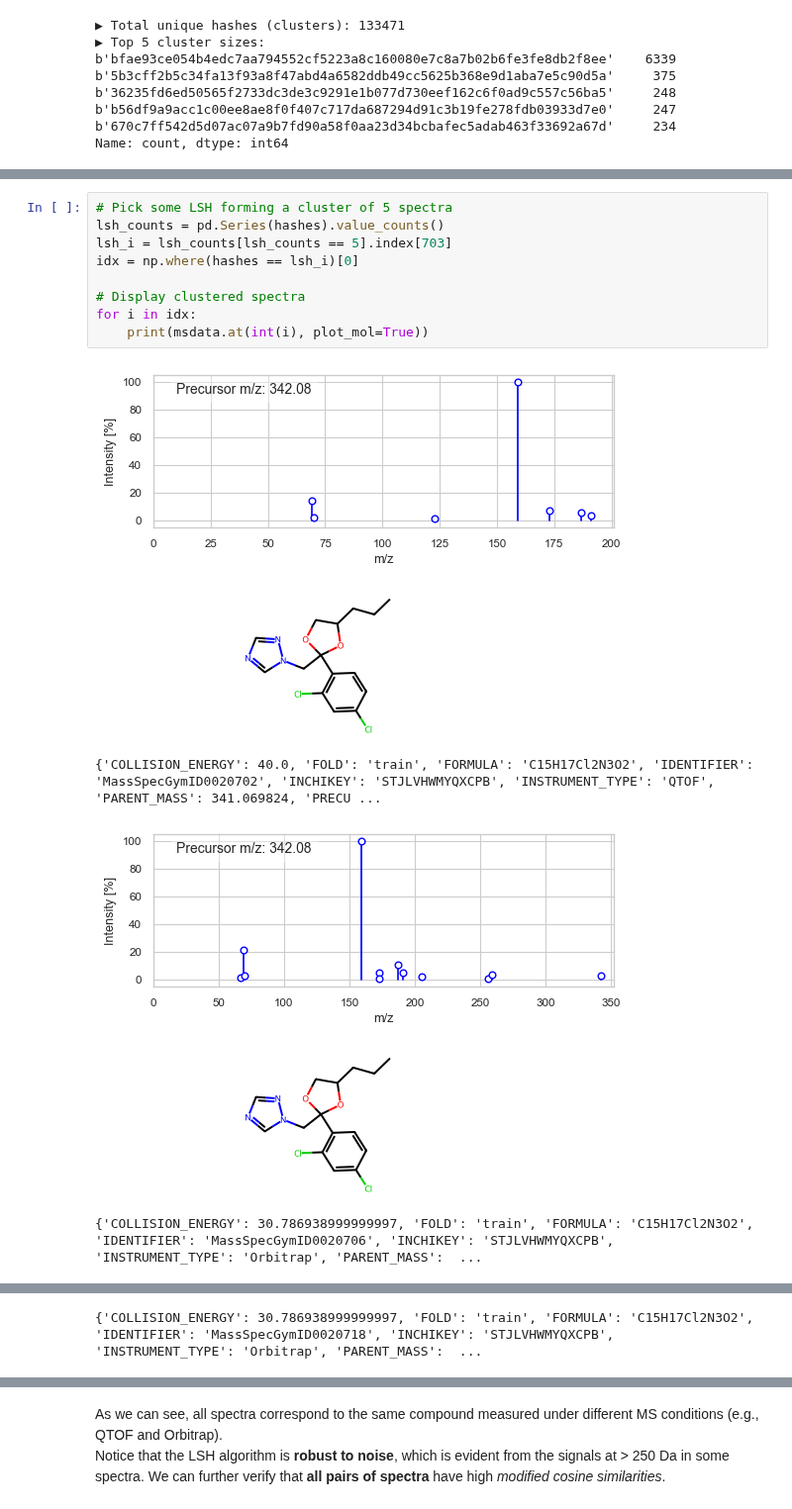
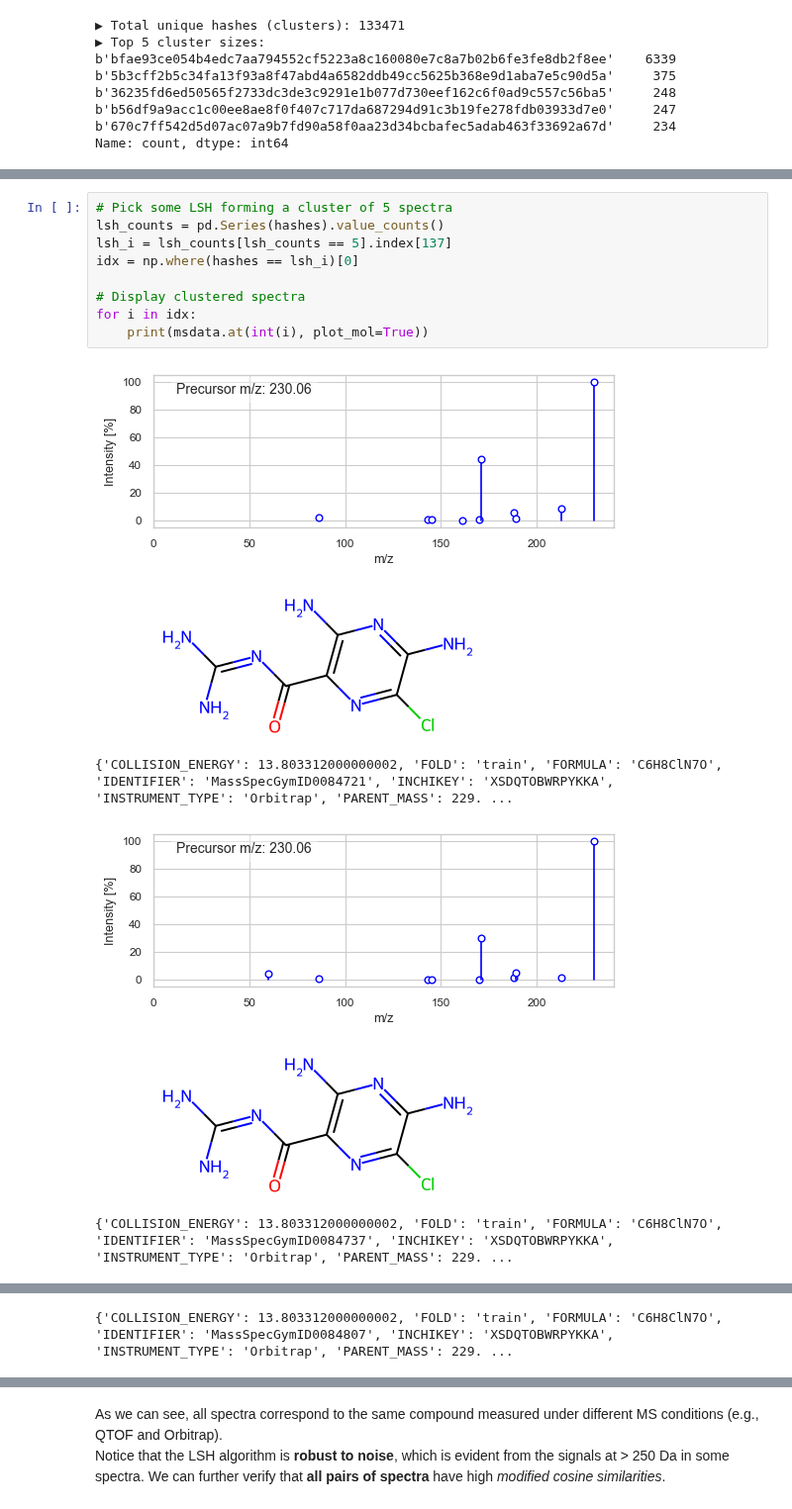
Before and after one commit to pluskal-lab/DreaMS_MIMB, a Jupyter notebook: notebooks/2_deduplication.ipynb, the cells around one changed output, grey strips where cells are left out. Shown at 99% size. Saved outputs shown, nothing was run; the diff lists cells and outputs as text.

```diff
--- a/notebooks/2_deduplication.ipynb
+++ b/notebooks/2_deduplication.ipynb
@@ -337,16 +543,16 @@ Name: count, dtype: int64
 # %%
 # Pick some LSH forming a cluster of 5 spectra
 lsh_counts = pd.Series(hashes).value_counts()
-lsh_i = lsh_counts[lsh_counts == 5].index[703]
+lsh_i = lsh_counts[lsh_counts == 5].index[137]
 idx = np.where(hashes == lsh_i)[0]
 
 # Display clustered spectra
 for i in idx:
     print(msdata.at(int(i), plot_mol=True))
 # %% [output]
-[figure, old version]
+[figure, new version]
-[figure, old version]
+[figure, new version]
-{'COLLISION_ENERGY': 40.0, 'FOLD': 'train', 'FORMULA': 'C15H17Cl2N3O2', 'IDENTIFIER': 'MassSpecGymID0020702', 'INCHIKEY': 'STJLVHWMYQXCPB', 'INSTRUMENT_TYPE': 'QTOF', 'PARENT_MASS': 341.069824, 'PRECU ...
+{'COLLISION_ENERGY': 13.803312000000002, 'FOLD': 'train', 'FORMULA': 'C6H8ClN7O', 'IDENTIFIER': 'MassSpecGymID0084721', 'INCHIKEY': 'XSDQTOBWRPYKKA', 'INSTRUMENT_TYPE': 'Orbitrap', 'PARENT_MASS': 229. ...
-[figure, old version]
+[figure, new version]
-[figure, old version]
+[figure, new version]
-{'COLLISION_ENERGY': 30.786938999999997, 'FOLD': 'train', 'FORMULA': 'C15H17Cl2N3O2', 'IDENTIFIER': 'MassSpecGymID0020706', 'INCHIKEY': 'STJLVHWMYQXCPB', 'INSTRUMENT_TYPE': 'Orbitrap', 'PARENT_MASS':  ...
+{'COLLISION_ENERGY': 13.803312000000002, 'FOLD': 'train', 'FORMULA': 'C6H8ClN7O', 'IDENTIFIER': 'MassSpecGymID0084737', 'INCHIKEY': 'XSDQTOBWRPYKKA', 'INSTRUMENT_TYPE': 'Orbitrap', 'PARENT_MASS': 229. ...
@@ -355 +561 @@ for i in idx:
-{'COLLISION_ENERGY': 30.786938999999997, 'FOLD': 'train', 'FORMULA': 'C15H17Cl2N3O2', 'IDENTIFIER': 'MassSpecGymID0020718', 'INCHIKEY': 'STJLVHWMYQXCPB', 'INSTRUMENT_TYPE': 'Orbitrap', 'PARENT_MASS':  ...
+{'COLLISION_ENERGY': 13.803312000000002, 'FOLD': 'train', 'FORMULA': 'C6H8ClN7O', 'IDENTIFIER': 'MassSpecGymID0084807', 'INCHIKEY': 'XSDQTOBWRPYKKA', 'INSTRUMENT_TYPE': 'Orbitrap', 'PARENT_MASS': 229. ...
```
Also changed, not shown: parts of 12 cells of this notebook.
